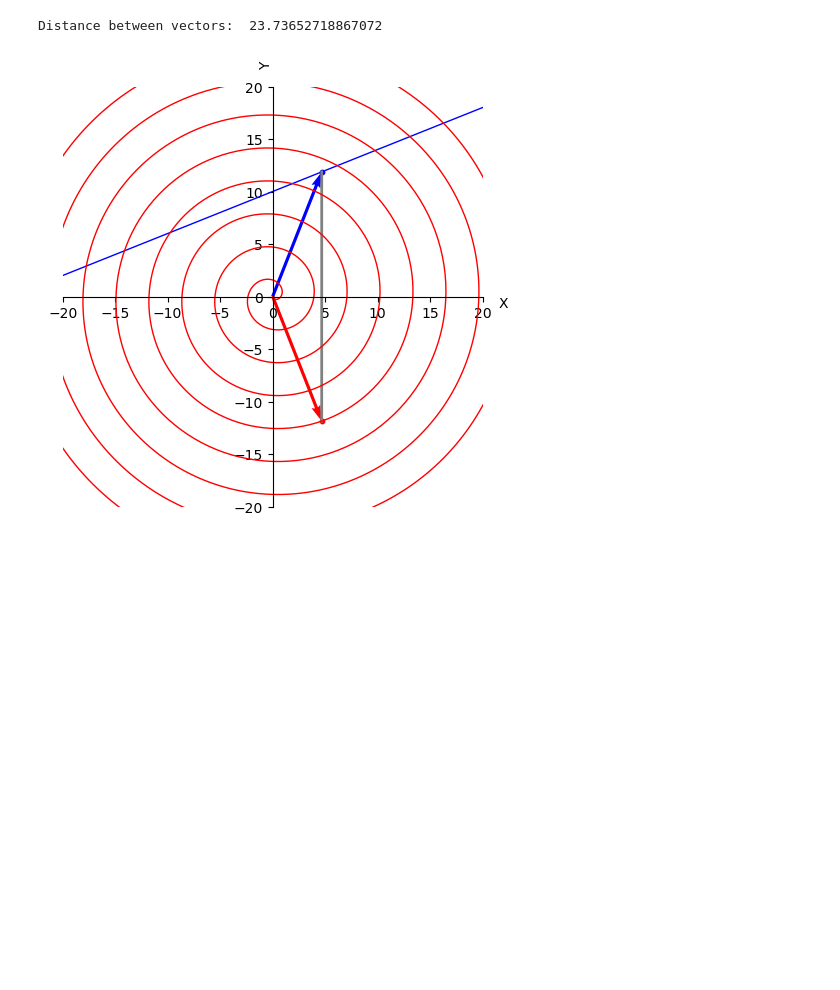
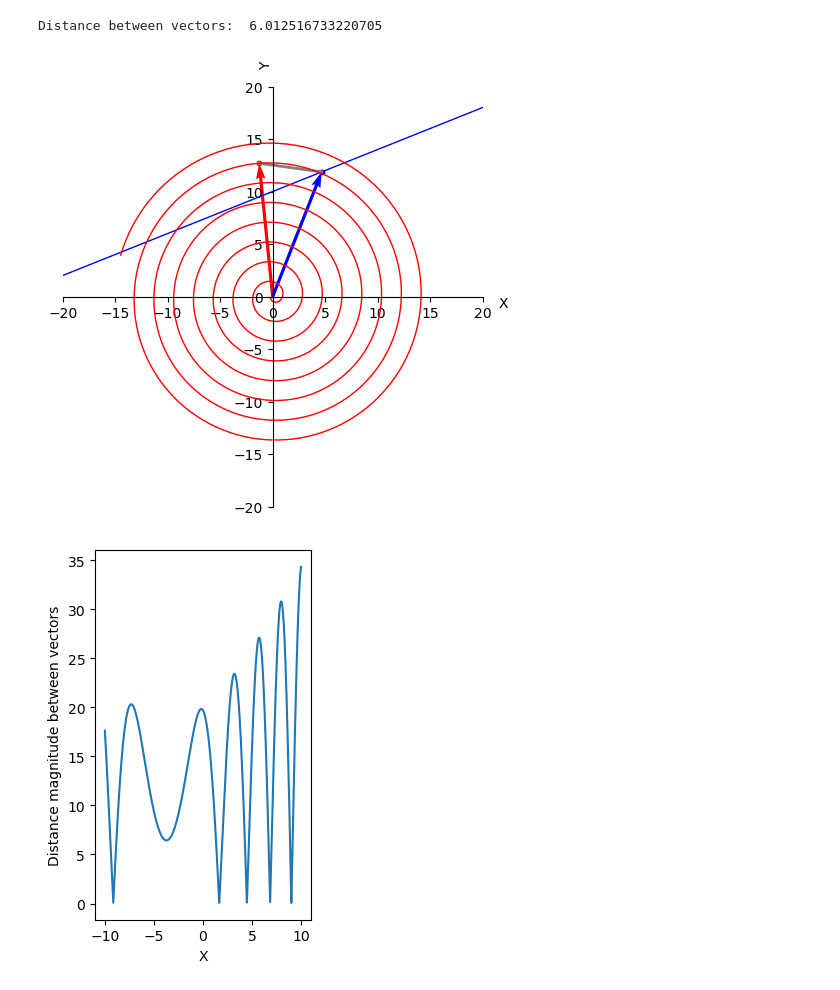
Before and after one commit to Kiril-Lazarov/Intersection-points-between-a-line-and-a-spiral, a Jupyter notebook: Intersection between a line and a spiral.ipynb, the cells around one changed output. Cells and saved outputs as stored; diff of their text form; code cells hidden in the pictures; blank space fills up the shorter version.

Commit message:
Added plot_vectors_distances()

```diff
--- a/Intersection between a line and a spiral.ipynb
+++ b/Intersection between a line and a spiral.ipynb
@@ -62,17 +76,17 @@ def get_line_vector_magnitude(x, a, b):
 # %%
-def plot_objects():
+def plot_objects(a, b, spiral_radius_velocity, spiral_angle_velocity, init_spiral_angle):
 
-    a = 0.4
-    b = 10
+    # a = 0.4
+    # b = 10
     x = 4.67
     y = a * x + b
 
     line_vec_magnitude = get_line_vector_magnitude(x, a, b)
 
     spiral_vec_magnitude = line_vec_magnitude
-    spiral_radius_velocity = 0.5
-    init_spiral_angle = - np.pi/2
-    spiral_angle_velocity = 1
+    # spiral_radius_velocity = 0.3
+    # init_spiral_angle = - np.pi
+    # spiral_angle_velocity = 1
     create_field()
 
     x_line, y_line = create_line(a, b, (-20, 20))
@@ -112,8 +126,40 @@ def plot_objects():
 
 
     plt.show()
+# %%
+def plot_vectors_distances(a, b, spiral_radius_velocity, spiral_angle_velocity, init_spiral_angle, x_range):
+    base_triangle_distances = []
+    spiral_vector_coordinates = []
+    line_vector_coordinates = []
+
+
+    x_line = np.linspace(*x_range, 2000)
+    y_line = a*x_line + b
+
+    line_radius_vector_magnitudes = ([get_line_vector_magnitude(x, a, b) for x in x_line])
+
+    for i in range(len(x_line)):
+        line_vector_coordinates.append([x_line[i], y_line[i]])
+
+    for vec_magnitude in line_radius_vector_magnitudes:
+        spiral_vector_coordinates.append(get_spiral_vec_coords(vec_magnitude,
+                                                  spiral_radius_velocity,
+                                                  spiral_angle_velocity,
+                                                  init_spiral_angle))
+
+    for i in range(len(line_vector_coordinates)):
+        base_triangle_distances.append(distance((line_vector_coordinates[i][0],line_vector_coordinates[i][1]),
+                                               (spiral_vector_coordinates[i][2],spiral_vector_coordinates[i][3])))
+    ax = plt.gca()
+    ax.set_aspect('equal')
+    plt.plot(x_line,base_triangle_distances)
+    plt.xlabel('X')
+    plt.ylabel('Distance magnitude between vectors')
+    plt.show()
 # %%
-plot_objects()
+plot_objects(a, b, spiral_radius_velocity, spiral_angle_velocity, init_spiral_angle)
+plot_vectors_distances(a, b, spiral_radius_velocity, spiral_angle_velocity, init_spiral_angle, x_range)
 # %% [output]
-Distance between vectors:  23.73652718867072
+Distance between vectors:  6.012516733220705
-[figure, old version]
+[figure, new version]
+[figure, added]
```
Also changed, not shown: parts of 7 cells of this notebook.
